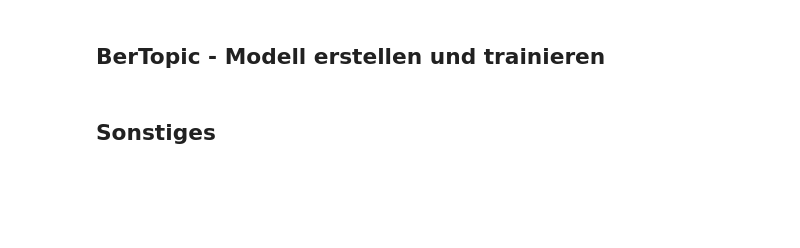
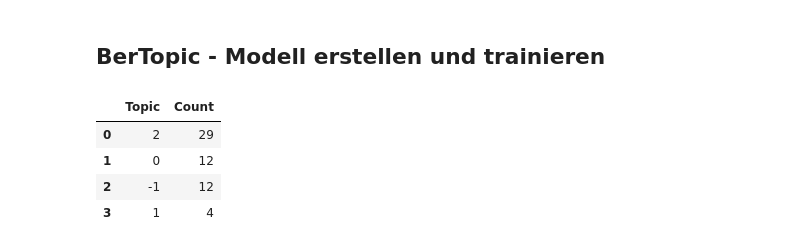
Before and after one commit to GitHappensI/NLP-Analyst-Recommendation-Project, a Jupyter notebook: TopicModelling_Pressemitteilung.ipynb, the cells around one changed output. Saved outputs shown, nothing was run; the diff lists cells and outputs as text; code cells hidden in the pictures; blank space fills up the shorter version.

```diff
--- a/TopicModelling_Pressemitteilung.ipynb
+++ b/TopicModelling_Pressemitteilung.ipynb
@@ -119,4 +202,8 @@ def remove_stopwords(text):
     return filtered_text
 # %%
 # Entfernen der Stopwörter aus dem Text
-combined_text_cleaned = remove_stopwords(combined_text)
+combined_text_cleaned = []
+
+for text in combined_text:
+    cleaned = remove_stopwords(text)
+    combined_text_cleaned.append(cleaned)
@@ -127,4 +214,2 @@ combined_text_cleaned
 # %% [markdown]
 ## BerTopic - Modell erstellen und trainieren
-# %% [markdown]
-## Sonstiges
@@ -149,0 +216,14 @@ text_without_paragraph
+# %%
+model = BERTopic(language="german", nr_topics=5, min_topic_size=4)
+# %%
+topics, probs = model.fit_transform(combined_text_cleaned)
+# %%
+model.update_topics(combined_text_cleaned, topics, n_gram_range=(1,2))
+# %%
+model.get_topic_freq().head()
+# %% [output]
+|  | Topic | Count |
+| 0 | 2 | 29 |
+| 1 | 0 | 12 |
+| 2 | -1 | 12 |
+| 3 | 1 | 4 |
```
Also changed, not shown: parts of 33 cells of this notebook, 2 other files.
